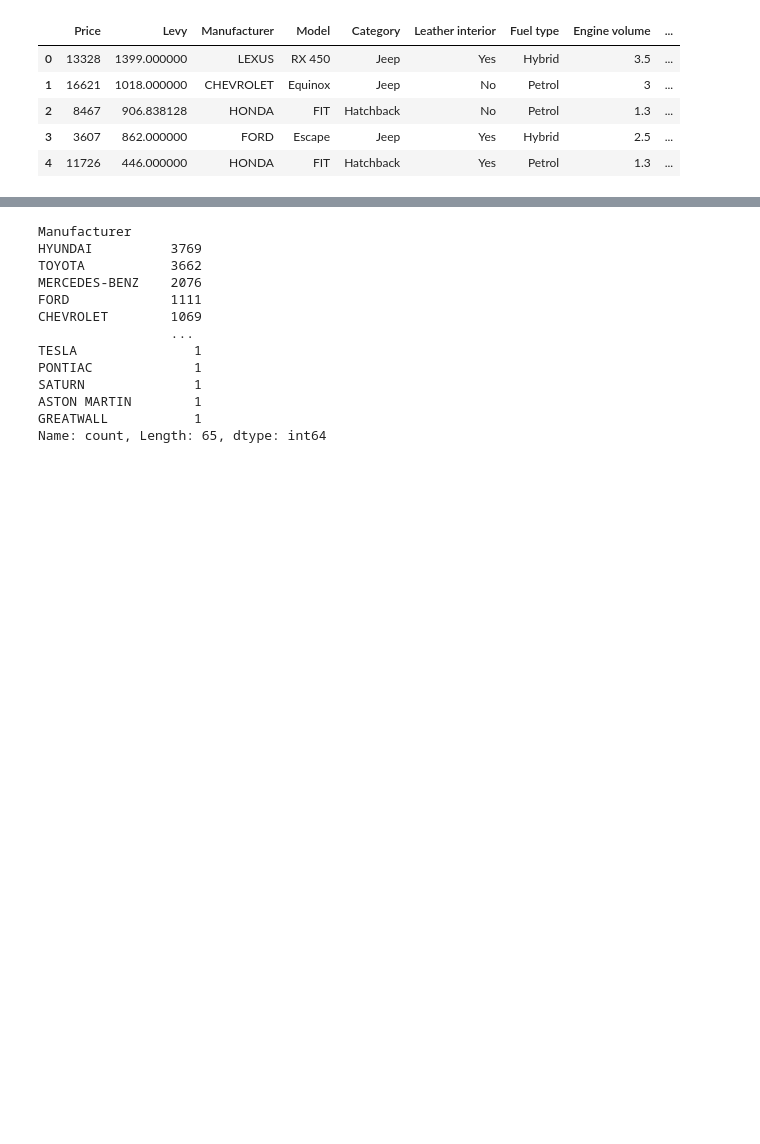
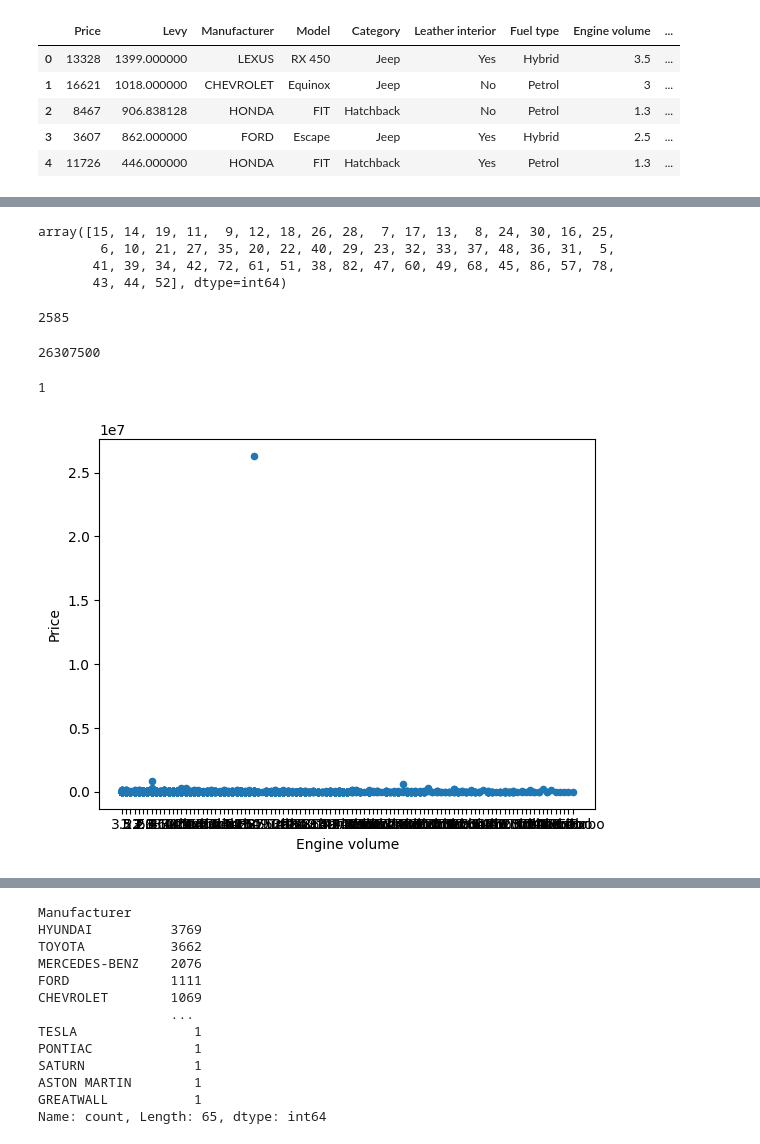
Before and after one commit to sumeet-016/Price-Prediction, a Jupyter notebook: ModelTraining.ipynb, the cells around one changed output, grey strips where cells are left out. Saved outputs shown, nothing was run; the diff lists cells and outputs as text; code cells hidden in the pictures; blank space fills up the shorter version.

```diff
--- a/ModelTraining.ipynb
+++ b/ModelTraining.ipynb
@@ -21,0 +18,3 @@ array(['Left wheel', 'Right-hand drive'], dtype=object)
+# %%
+data = data.drop(data['Price'].idxmax())
+data = data.drop(data['Price'].idxmin())
@@ -21,0 +42,26 @@ array(['Left wheel', 'Right-hand drive'], dtype=object)
+# %%
+data['Age'].unique()
+# %% [output]
+array([15, 14, 19, 11,  9, 12, 18, 26, 28,  7, 17, 13,  8, 24, 30, 16, 25,
+        6, 10, 21, 27, 35, 20, 22, 40, 29, 23, 32, 33, 37, 48, 36, 31,  5,
+       41, 39, 34, 42, 72, 61, 51, 38, 82, 47, 60, 49, 68, 45, 86, 57, 78,
+       43, 44, 52], dtype=int64)
+# %%
+(data['Price'] <= 1000).sum()
+# %% [output]
+2585
+# %%
+data['Price'].max()
+# %% [output]
+26307500
+# %%
+data['Price'].min()
+# %% [output]
+1
+# %%
+import matplotlib.pyplot as plt
+
+data.plot.scatter(x='Engine volume', y='Price')
+plt.show()
+# %% [output]
+[figure, added]
```
Also changed, not shown: parts of 19 cells of this notebook.
